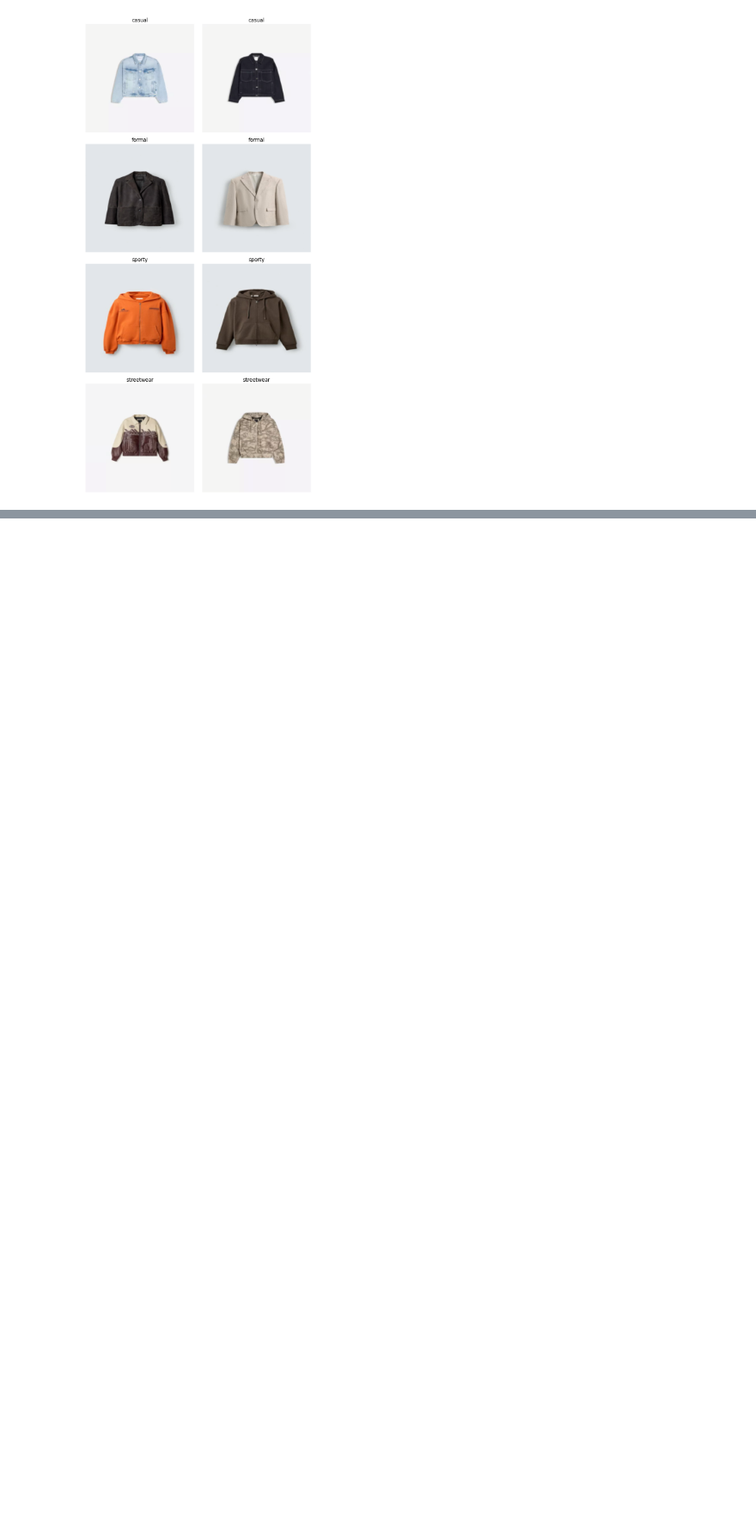
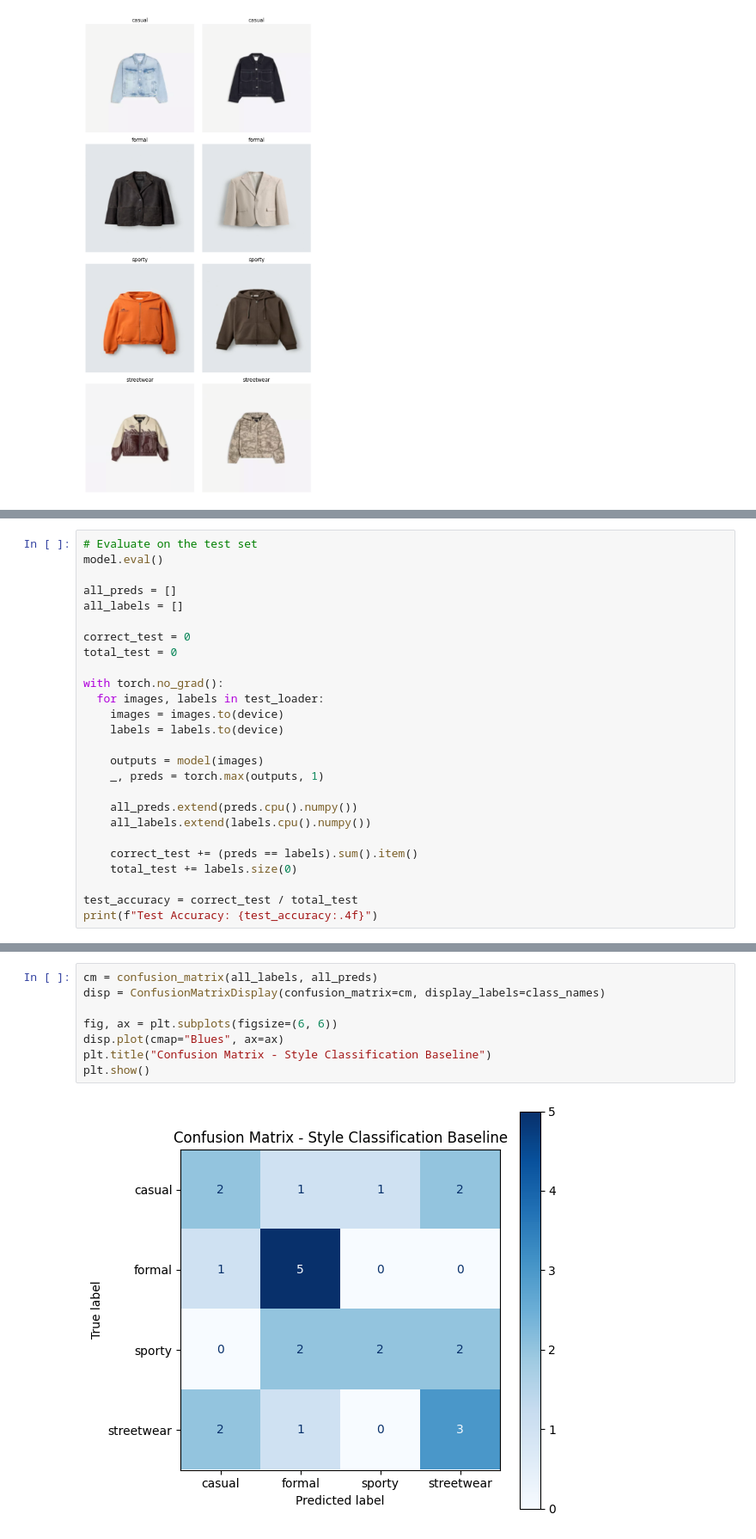
Before and after one commit to DimitarMalamski/outfit-recommendation-project, a Jupyter notebook: notebooks/01_fashion_style_classification_baseline.ipynb, the cells around one changed output, grey strips where cells are left out. Shown at 86% size. Cells and saved outputs as stored; diff of their text form; blank space fills up the shorter version.

```diff
--- a/notebooks/01_fashion_style_classification_baseline.ipynb
+++ b/notebooks/01_fashion_style_classification_baseline.ipynb
@@ -341,0 +531,26 @@ show_images_per_class(train_dataset, class_names)
+# %%
+# Evaluate on the test set
+model.eval()
+
+all_preds = []
+all_labels = []
+
+correct_test = 0
+total_test = 0
+
+with torch.no_grad():
+  for images, labels in test_loader:
+    images = images.to(device)
+    labels = labels.to(device)
+
+    outputs = model(images)
+    _, preds = torch.max(outputs, 1)
+
+    all_preds.extend(preds.cpu().numpy())
+    all_labels.extend(labels.cpu().numpy())
+
+    correct_test += (preds == labels).sum().item()
+    total_test += labels.size(0)
+
+test_accuracy = correct_test / total_test
+print(f"Test Accuracy: {test_accuracy:.4f}")
@@ -341,0 +576,10 @@ show_images_per_class(train_dataset, class_names)
+# %%
+cm = confusion_matrix(all_labels, all_preds)
+disp = ConfusionMatrixDisplay(confusion_matrix=cm, display_labels=class_names)
+
+fig, ax = plt.subplots(figsize=(6, 6))
+disp.plot(cmap="Blues", ax=ax)
+plt.title("Confusion Matrix - Style Classification Baseline")
+plt.show()
+# %% [output]
+[figure, added]
```
Also changed, not shown: parts of 21 cells of this notebook.
